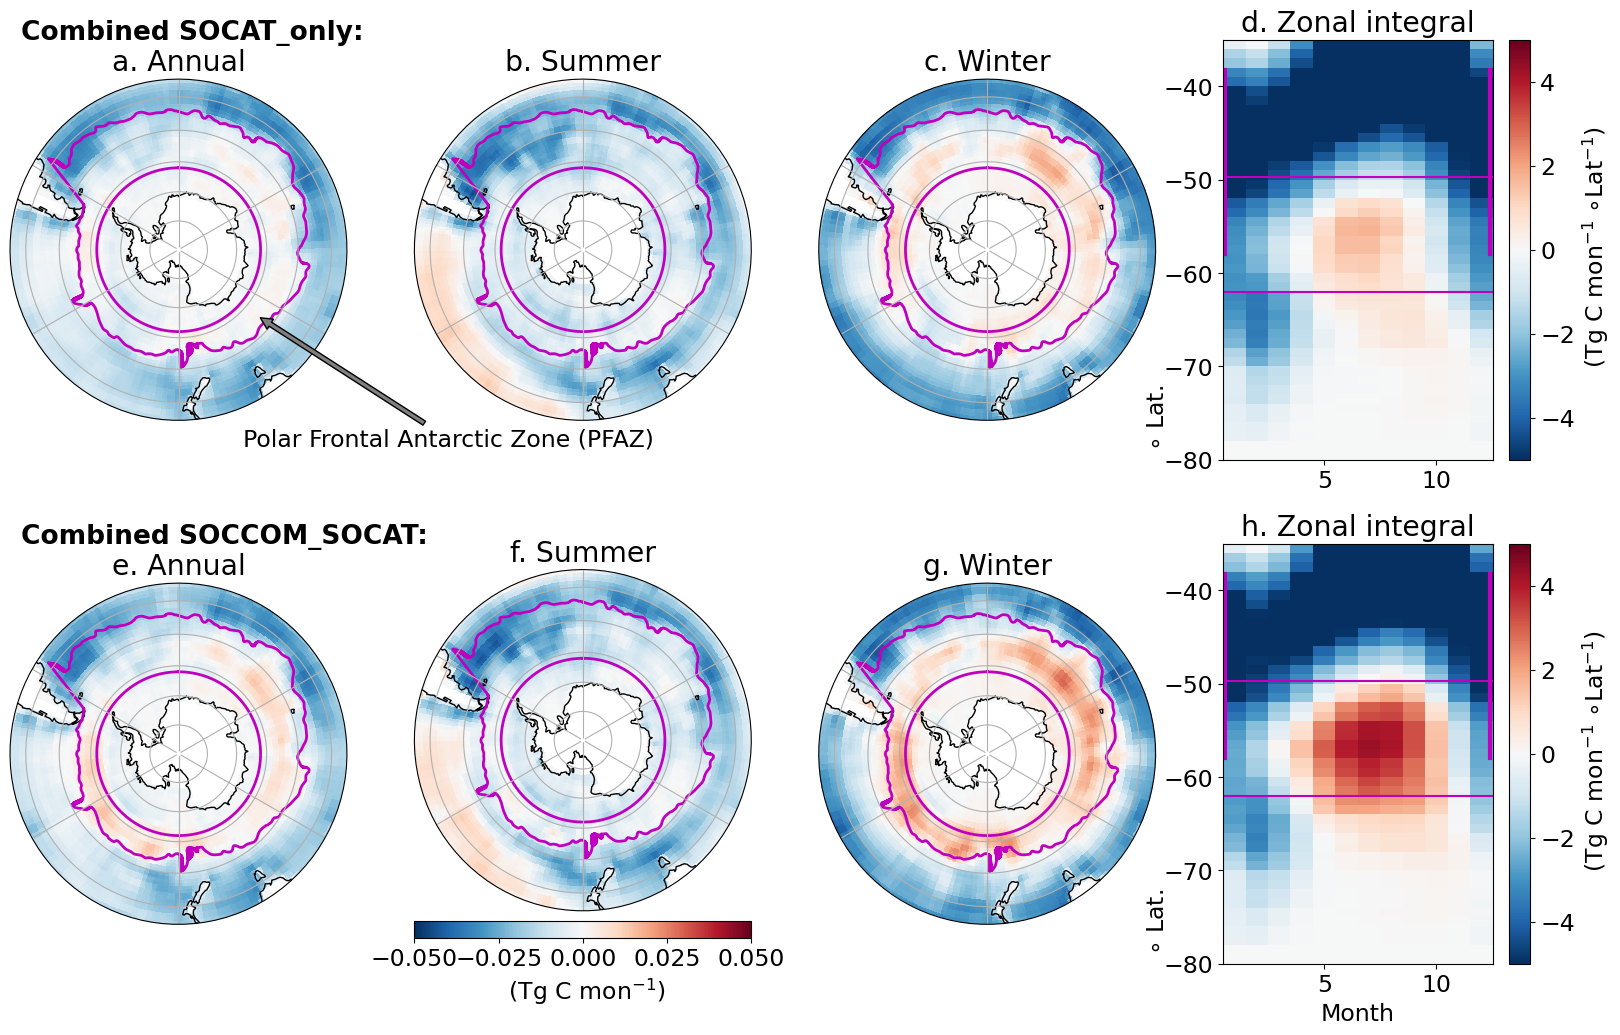
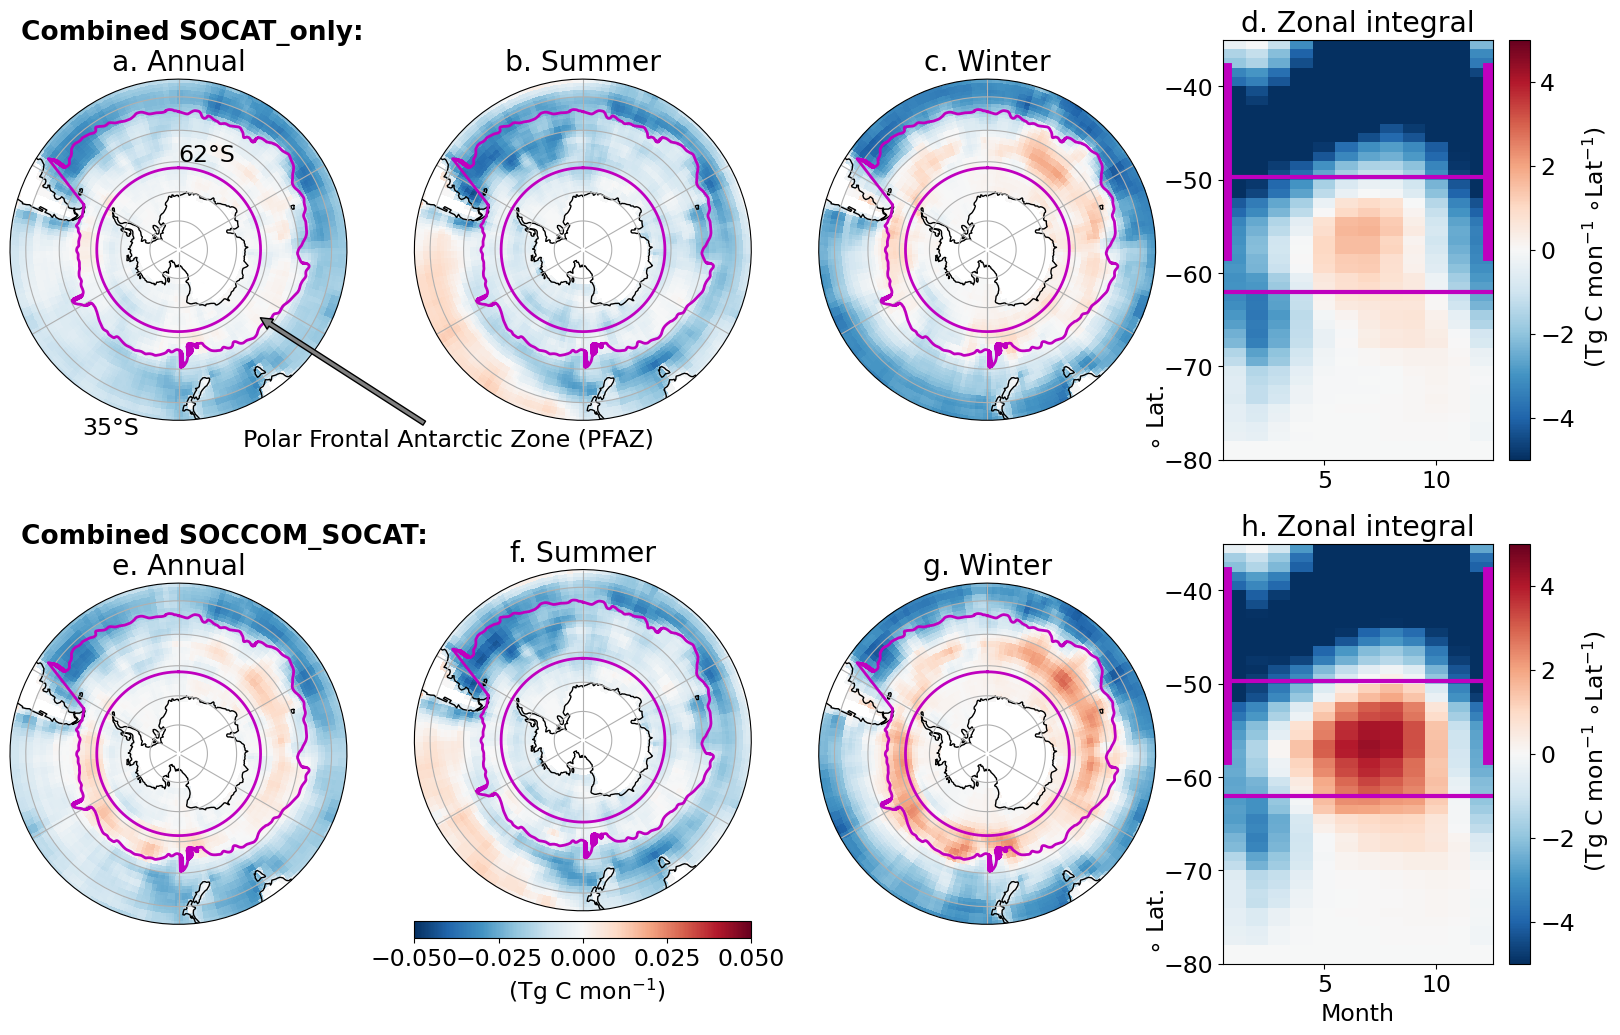
Unified diff of the notebook cell whose output changed from the first chart to the second:
--- before
+++ after
@@ -69,4 +69,10 @@
                             xycoords=transform,
                             ha='left', va='top')
+            ax.annotate('62°S', xy=(0, -60), xytext=(0, -54),
+                            xycoords=transform,
+                            ha='left', va='top')
+            ax.annotate('35°S', xy=(-150, -30), xytext=(-150, -29),
+                            xycoords=transform,
+                            ha='left', va='top')
         if s==1 & q==1:
             divider = make_axes_locatable(ax)
@@ -89,13 +95,13 @@
     ax.yaxis.set_label_coords(-.2, .1)
 
-    ax.plot([0.5, 12.5], [-62,-62], '-m')
+    ax.plot([0.5, 12.5], [-62,-62], '-m', linewidth=3)
     avg_SAF  = np.nanmean(data_SAF['model_SAF'][0,:])
     max_SAF = np.nanmax(data_SAF['model_SAF'][0,:])
     min_SAF = np.nanmin(data_SAF['model_SAF'][0,:])
 
-    ax.plot([0.5, 12.5], [avg_SAF, avg_SAF], '-m')
+    ax.plot([0.5, 12.5], [avg_SAF, avg_SAF], '-m', linewidth=3)
     # ax.fill([0.5, 12.5, 12.5, 0.5], [min_SAF, min_SAF, max_SAF, max_SAF], 'm', alpha=.3)
-    ax.plot([0.6, 0.6], [min_SAF, max_SAF], 'm-', linewidth=3)
-    ax.plot([12.4, 12.4], [min_SAF, max_SAF], 'm-', linewidth=3)
+    ax.plot([0.6, 0.6], [min_SAF, max_SAF], 'm-', linewidth=10)
+    ax.plot([12.4, 12.4], [min_SAF, max_SAF], 'm-', linewidth=10)
 
     # plt.show()

Commit: working on addressing revisions